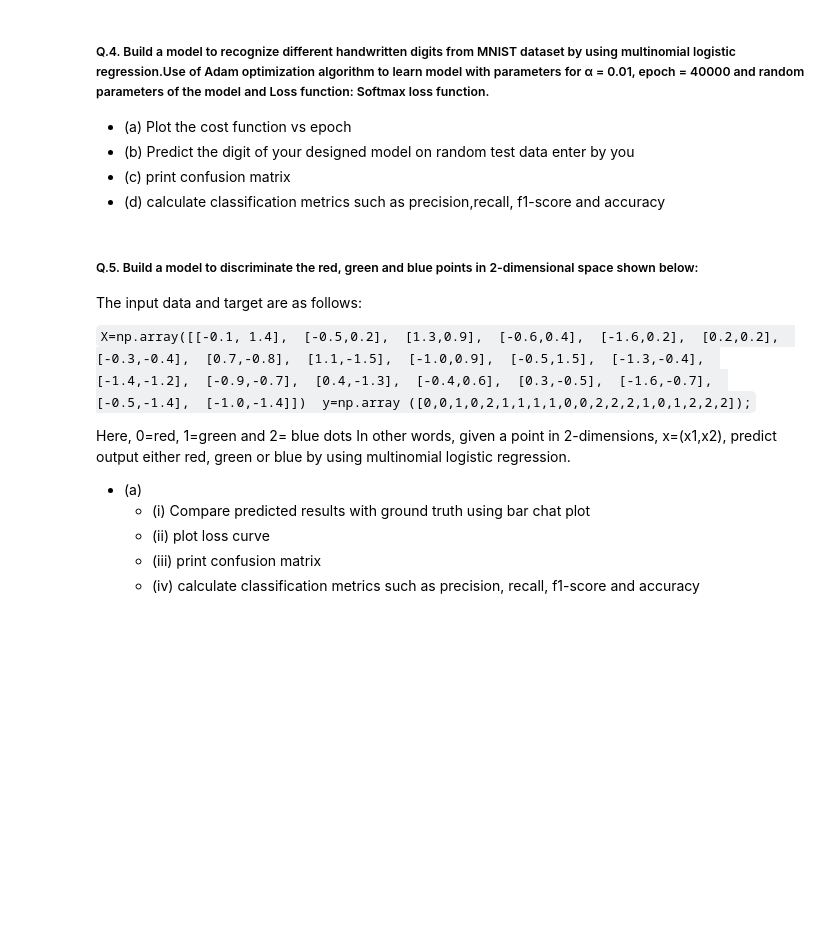
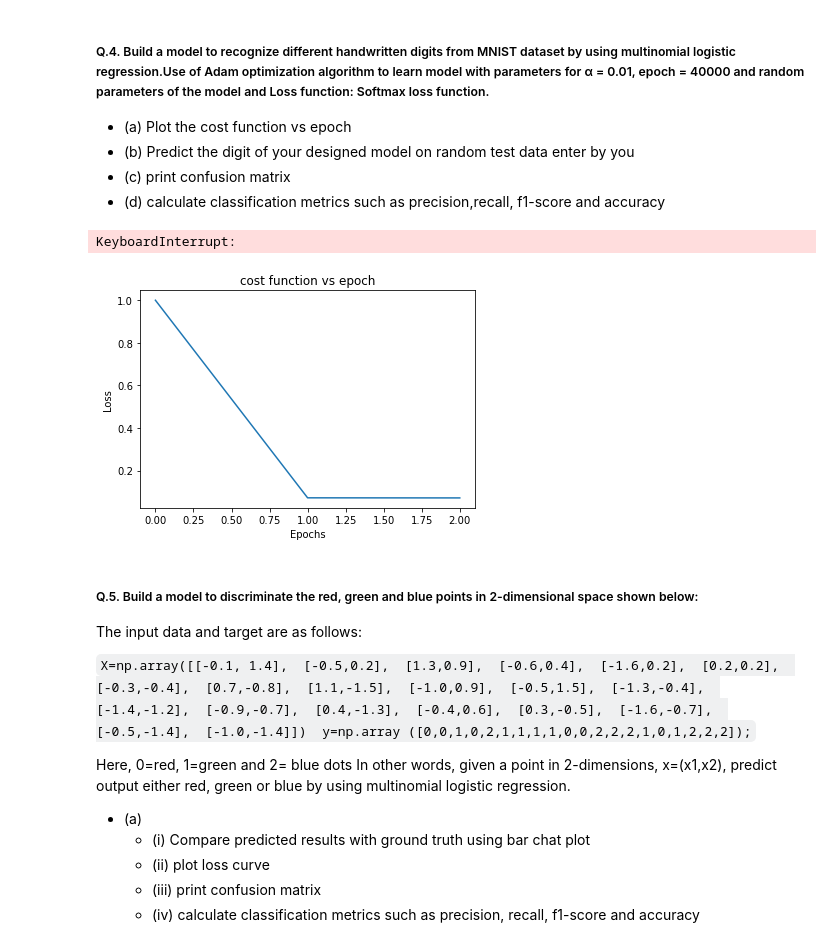
Before and after one commit to Adithya-Jayan/EC460_NNDL, a Jupyter notebook: Assignment2.ipynb, the cells around one changed output. Drawn from its saved outputs; the diff is of its cells as text; code cells hidden in the pictures; blank space fills up the shorter version.

```diff
--- a/Assignment2.ipynb
+++ b/Assignment2.ipynb
@@ -583,0 +587,25 @@ display(predict)
+# %%
+Categories = len(np.unique(y_train)) #Number of categories
+X = np.reshape(x_train,(len(x_train),np.product(x_train[0].shape)))
+X = X/255
+
+nodes = []
+Y = []
+for i in range(Categories):
+    nodes = nodes + [Neuron_log(learn_rate = alpha, weights = np.random.rand(X.shape[1]))]
+
+    temp = np.zeros_like(y_train)
+    temp[y_train==(i+1)] = 1
+    Y = Y + [temp]
+
+Loss_record = [np.inf]
+for _ in tqdm.tqdm(range(epochs),desc = "Epochs"):
+    loss=[]
+    for i in tqdm.tqdm(range(Categories),leave=False,desc = "Neuron (Nodes)"):
+        y_hat =[nodes[i].forward_step(val) for val in X ]
+        y_hat=np.array(y_hat)
+        loss = loss + [np.mean([Y[i]==y_hat])]    #Save loss for plotting
+        nodes[i].stochastic_gradient_step(X,Y[i]) #Perform gradient descent
+    Loss_record = Loss_record + [np.mean(loss)]
+# %% [output]
+KeyboardInterrupt:
@@ -584,3 +629,13 @@ display(predict)
+# %%
+import matplotlib.pyplot as plt
+plt.figure()
+plt.title("cost function vs epoch")
+plt.ylabel("Loss")
+plt.xlabel("Epochs")
+plt.plot(Loss_record)
+plt.show()
+# %% [output]
+[figure, added]
 # %% [markdown]
 ##### Q.5. Build a model to discriminate the red, green and blue points in 2-dimensional space shown below:
 
```
Also changed, not shown: parts of 11 cells of this notebook.
